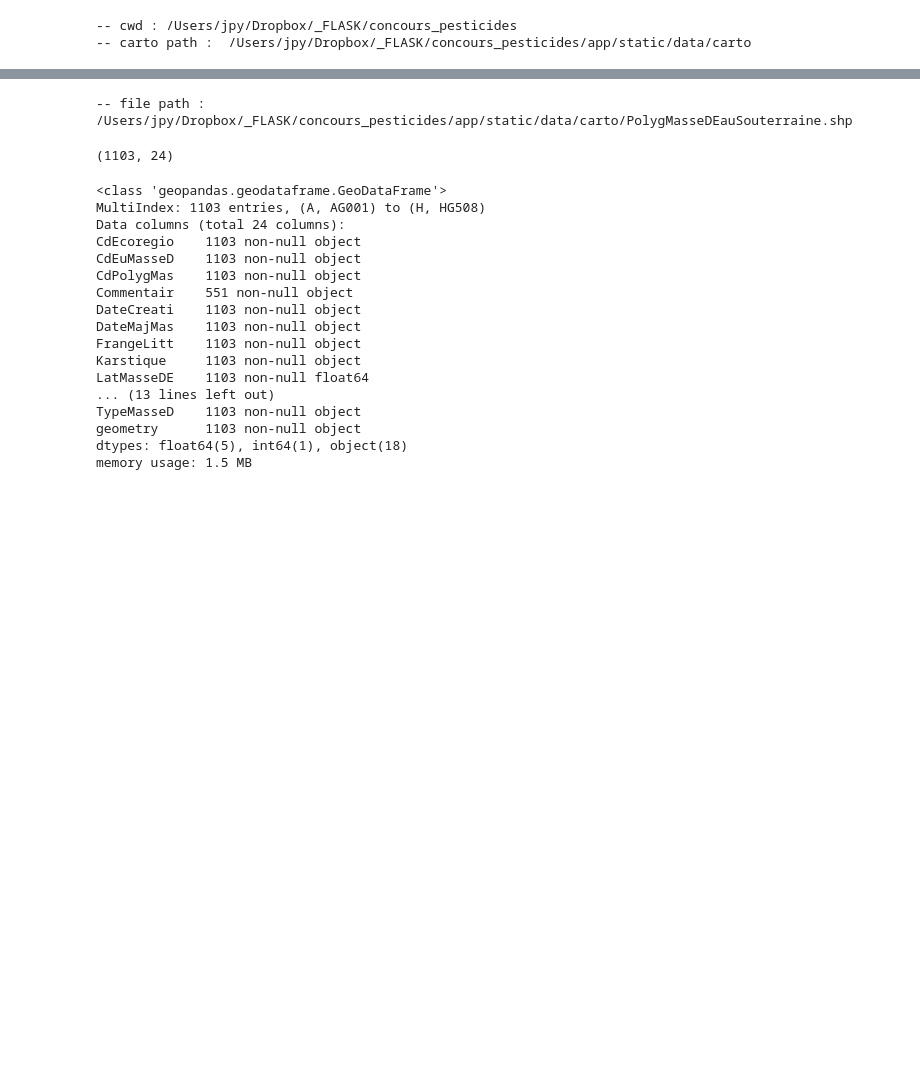
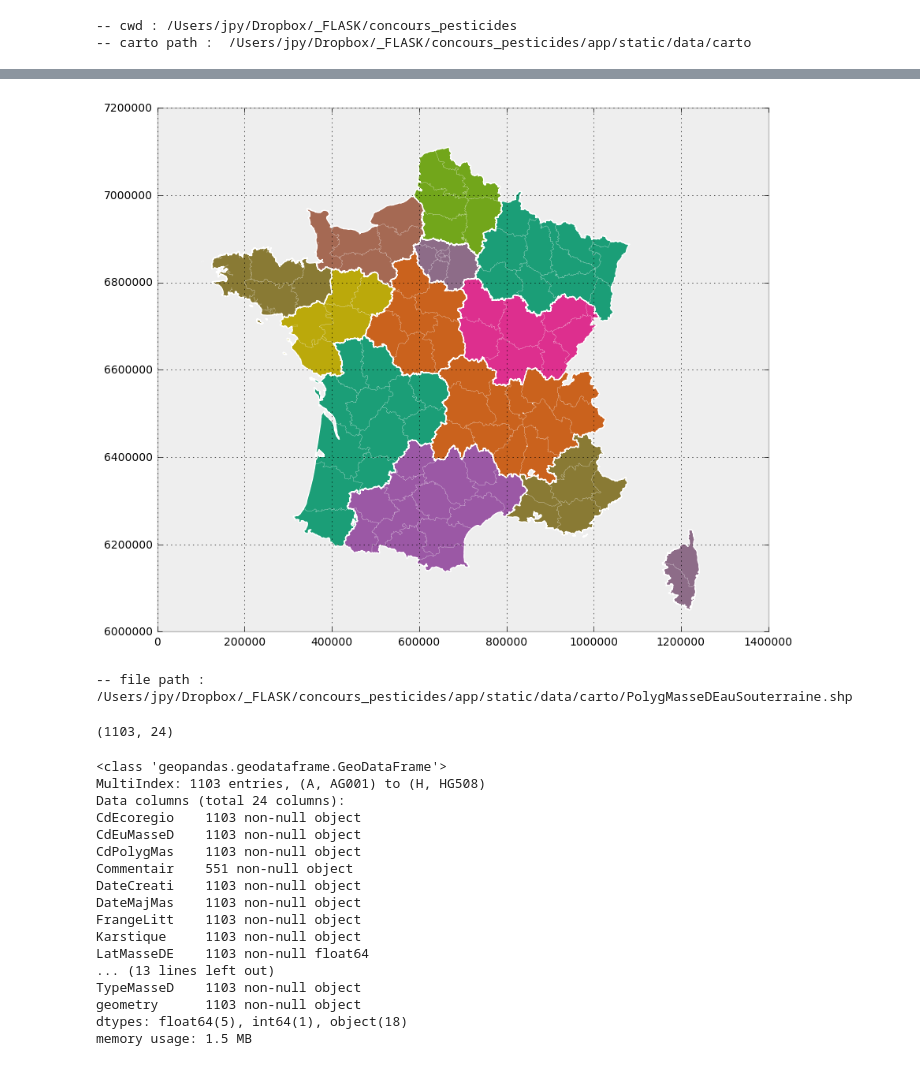
Before and after one commit to JulienParis/hydroviz, a Jupyter notebook: carto_python.ipynb, the cells around one changed output, grey strips where cells are left out. Saved outputs shown, nothing was run; the diff lists cells and outputs as text; code cells hidden in the pictures; blank space fills up the shorter version.

Commit message:
regions and departements geojson + changes in Jupyter notebook/carto_analysis

```diff
--- a/carto_python.ipynb
+++ b/carto_python.ipynb
@@ -119,3 +128,23 @@ def readSHP(filename) :
 
 ### options for gdf.to_file()
 #import fiona; fiona.supported_drivers
+# %%
+### read departements / regions geojson with geopandas
+
+#gdf_dpts = gp.GeoDataFrame.from_file( geofile_path( admin_departements, _geojson ) )
+gdf_dpts         = gp.read_file( geofile_path( admin_departements, _geojson ) )
+gdf_regions      = gp.read_file( geofile_path( admin_regions, _geojson ) )
+gdf_regions_2015 = gp.read_file( geofile_path( admin_regions_2015, _geojson ) )
+
+print gdf_dpts.crs
+
+# change projection crs (greedy)
+# http://geopandas.org/projections.html
+
+#gdf_dpts = gdf_dpts.to_crs(epsg=crs_WSG84)
+#gdf_dpts = gdf_dpts.to_crs({'init': 'epsg:%s' %(crs_lambert93)} )
+gdf_dpts         = gdf_dpts.to_crs(epsg=crs_lambert93)
+gdf_regions      = gdf_regions.to_crs(epsg=crs_lambert93)
+gdf_regions_2015 = gdf_regions_2015.to_crs(epsg=crs_lambert93)
+
+print gdf_dpts.crs
@@ -122 +157,62 @@ def readSHP(filename) :
+# %%
+'''
+Colormap White is not recognized. Possible values are:
+Accent, Accent_r, Blues, Blues_r, BrBG, BrBG_r, BuGn, BuGn_r, BuPu, BuPu_r, CMRmap,
+CMRmap_r, Dark2, Dark2_r, GnBu, GnBu_r, Greens, Greens_r, Greys, Greys_r, OrRd, OrRd_r,
+Oranges, Oranges_r, PRGn, PRGn_r, Paired, Paired_r, Pastel1, Pastel1_r, Pastel2, Pastel2_r,
+PiYG, PiYG_r, PuBu, PuBuGn, PuBuGn_r, PuBu_r, PuOr, PuOr_r, PuRd, PuRd_r, Purples, Purples_r,
+RdBu, RdBu_r, RdGy, RdGy_r, RdPu, RdPu_r, RdYlBu, RdYlBu_r, RdYlGn, RdYlGn_r, Reds, Reds_r,
+Set1, Set1_r, Set2, Set2_r, Set3, Set3_r, Spectral, Spectral_r, Wistia, Wistia_r, YlGn, YlGnBu,
+YlGnBu_r, YlGn_r, YlOrBr, YlOrBr_r, YlOrRd, YlOrRd_r, afmhot, afmhot_r, autumn, autumn_r, binary,
+binary_r, bone, bone_r, brg, brg_r, bwr, bwr_r, cool, cool_r, coolwarm, coolwarm_r, copper,
+copper_r, cubehelix, cubehelix_r, flag, flag_r, gist_earth, gist_earth_r, gist_gray, gist_gray_r,
+gist_heat, gist_heat_r, gist_ncar, gist_ncar_r, gist_rainbow, gist_rainbow_r, gist_stern,
+gist_stern_r, gist_yarg, gist_yarg_r, gnuplot, gnuplot2, gnuplot2_r, gnuplot_r, gray, gray_r,
+hot, hot_r, hsv, hsv_r, inferno, inferno_r, jet, jet_r, magma, magma_r, nipy_spectral,
+nipy_spectral_r, ocean, ocean_r, pink, pink_r, plasma, plasma_r, prism, prism_r, rainbow,
+rainbow_r, seismic, seismic_r, spectral, spectral_r, spring, spring_r, summer, summer_r,
+terrain, terrain_r, viridis, viridis_r, winter, winter_r
+'''
+
+cmaps = [('Perceptually Uniform Sequential',
+                            ['viridis', 'inferno', 'plasma', 'magma']),
+         ('Sequential',     ['Blues', 'BuGn', 'BuPu',
+                             'GnBu', 'Greens', 'Greys', 'Oranges', 'OrRd',
+                             'PuBu', 'PuBuGn', 'PuRd', 'Purples', 'RdPu',
+                             'Reds', 'YlGn', 'YlGnBu', 'YlOrBr', 'YlOrRd']),
+         ('Sequential (2)', ['afmhot', 'autumn', 'bone', 'cool',
+                             'copper', 'gist_heat', 'gray', 'hot',
+                             'pink', 'spring', 'summer', 'winter']),
+         ('Diverging',      ['BrBG', 'bwr', 'coolwarm', 'PiYG', 'PRGn', 'PuOr',
+                             'RdBu', 'RdGy', 'RdYlBu', 'RdYlGn', 'Spectral',
+                             'seismic']),
+         ('Qualitative',    ['Accent', 'Dark2', 'Paired', 'Pastel1',
+                             'Pastel2', 'Set1', 'Set2', 'Set3']),
+         ('Miscellaneous',  ['gist_earth', 'terrain', 'ocean', 'gist_stern',
+                             'brg', 'CMRmap', 'cubehelix',
+                             'gnuplot', 'gnuplot2', 'gist_ncar',
+                             'nipy_spectral', 'jet', 'rainbow',
+                             'gist_rainbow', 'hsv', 'flag', 'prism'])]
+
+
+# cf : https://gist.github.com/jakevdp/91077b0cae40f8f8244a
+def discrete_cmap(N, base_cmap=None):
+    """Create an N-bin discrete colormap from the specified input map"""
+
+    # Note that if base_cmap is a string or None, you can simply do
+    #    return plt.cm.get_cmap(base_cmap, N)
+    # The following works for string, None, or a colormap instance:
+
+    base = plt.cm.get_cmap(base_cmap)
+    color_list = base(np.linspace(0, 1, N))
+    cmap_name = base.name + str(N)
+    return base.from_list(cmap_name, color_list, N)
+
+
+
+plot_reg   = gdf_regions_2015.plot(cmap=discrete_cmap(13, "Dark2"), alpha=1, edgecolor='White' )
+#plot_reg15 = gdf_regions_2015.plot( )
+plot_dpt   = gdf_dpts.plot(ax=plot_reg, cmap=None, alpha=0, edgecolor='White', linewidth='0.1')
+# %% [output]
+[figure, added]
 # %%
```
Also changed, not shown: parts of 38 cells of this notebook, 4 other files.
